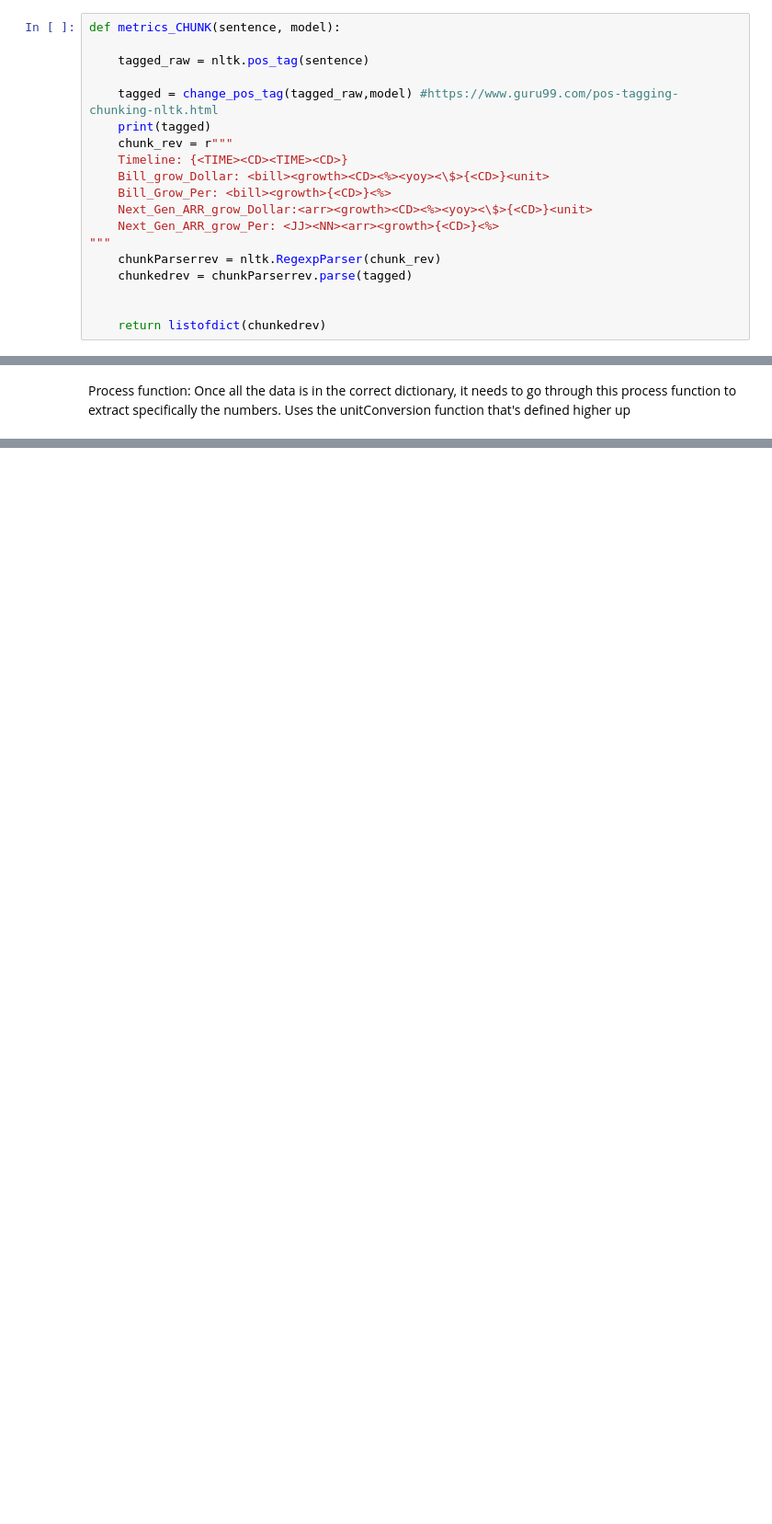
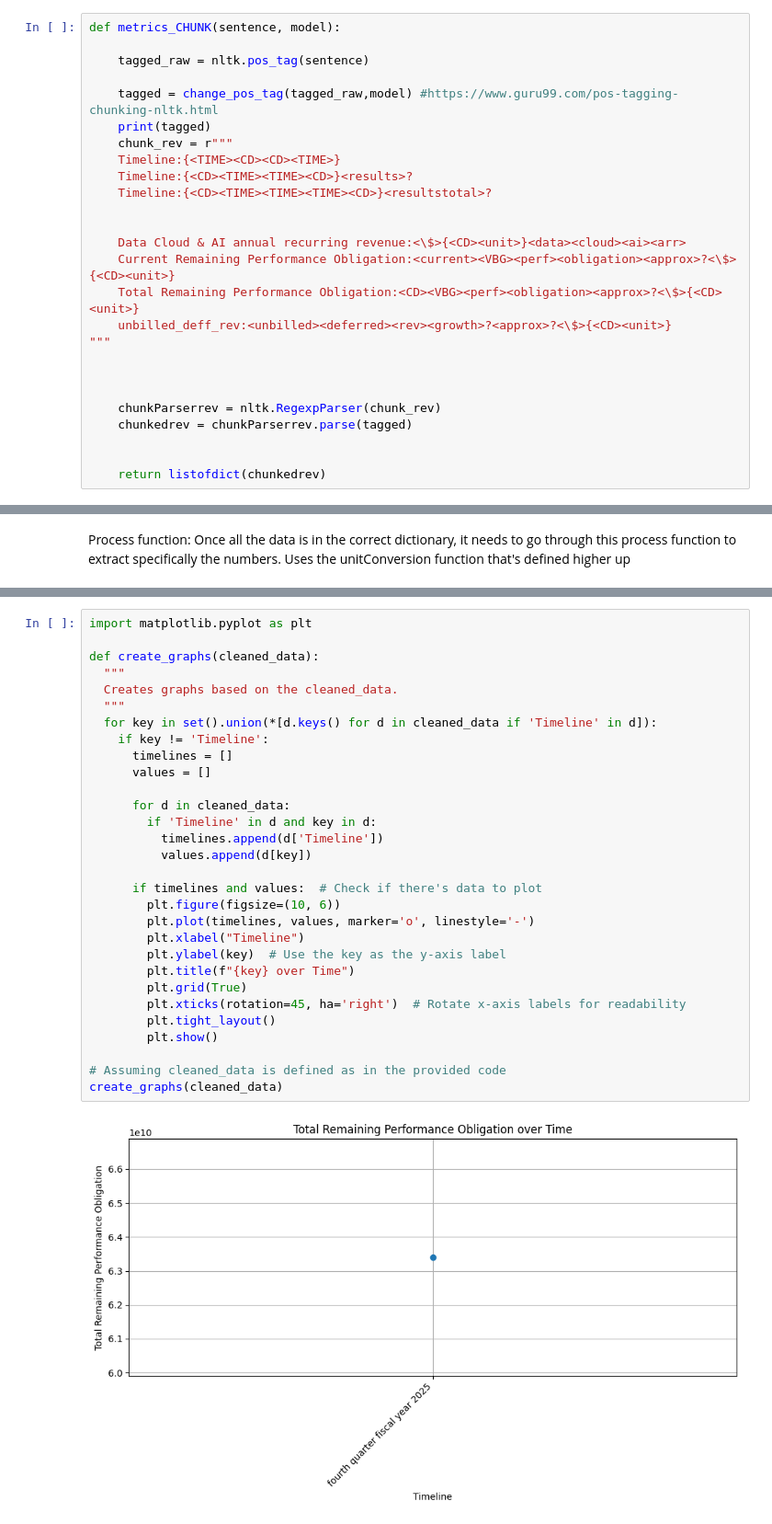
Before and after one commit to SeidaAhmed/Finacial_html_data_capture_NLTK, a Jupyter notebook: CRM.ipynb, the cells around one changed output, grey strips where cells are left out. Shown at 92% size. Saved outputs shown, nothing was run; the diff lists cells and outputs as text; blank space fills up the shorter version.

```diff
--- a/CRM.ipynb
+++ b/CRM.ipynb
@@ -379,12 +379,19 @@ def metrics_CHUNK(sentence, model):
     tagged = change_pos_tag(tagged_raw,model) #https://www.guru99.com/pos-tagging-chunking-nltk.html
     print(tagged)
     chunk_rev = r"""
-    Timeline: {<TIME><CD><TIME><CD>}
-    Bill_grow_Dollar: <bill><growth><CD><%><yoy><\$>{<CD>}<unit>
-    Bill_Grow_Per: <bill><growth>{<CD>}<%>
-    Next_Gen_ARR_grow_Dollar:<arr><growth><CD><%><yoy><\$>{<CD>}<unit>
-    Next_Gen_ARR_grow_Per: <JJ><NN><arr><growth>{<CD>}<%>
+    Timeline:{<TIME><CD><CD><TIME>}
+    Timeline:{<CD><TIME><TIME><CD>}<results>?
+    Timeline:{<CD><TIME><TIME><TIME><CD>}<resultstotal>?
+
+
+    Data Cloud & AI annual recurring revenue:<\$>{<CD><unit>}<data><cloud><ai><arr>
+    Current Remaining Performance Obligation:<current><VBG><perf><obligation><approx>?<\$>{<CD><unit>}
+    Total Remaining Performance Obligation:<CD><VBG><perf><obligation><approx>?<\$>{<CD><unit>}
+    unbilled_deff_rev:<unbilled><deferred><rev><growth>?<approx>?<\$>{<CD><unit>}
 """
+
+
+
     chunkParserrev = nltk.RegexpParser(chunk_rev)
     chunkedrev = chunkParserrev.parse(tagged)
 
@@ -586,0 +596,32 @@ cleaned_data
+# %%
+import matplotlib.pyplot as plt
+
+def create_graphs(cleaned_data):
+  """
+  Creates graphs based on the cleaned_data.
+  """
+  for key in set().union(*[d.keys() for d in cleaned_data if 'Timeline' in d]):
+    if key != 'Timeline':
+      timelines = []
+      values = []
+
+      for d in cleaned_data:
+        if 'Timeline' in d and key in d:
+          timelines.append(d['Timeline'])
+          values.append(d[key])
+
+      if timelines and values:  # Check if there's data to plot
+        plt.figure(figsize=(10, 6))
+        plt.plot(timelines, values, marker='o', linestyle='-')
+        plt.xlabel("Timeline")
+        plt.ylabel(key)  # Use the key as the y-axis label
+        plt.title(f"{key} over Time")
+        plt.grid(True)
+        plt.xticks(rotation=45, ha='right')  # Rotate x-axis labels for readability
+        plt.tight_layout()
+        plt.show()
+
+# Assuming cleaned_data is defined as in the provided code
+create_graphs(cleaned_data)
+# %% [output]
+[figure, added]
```
Also changed, not shown: parts of 6 cells of this notebook.
